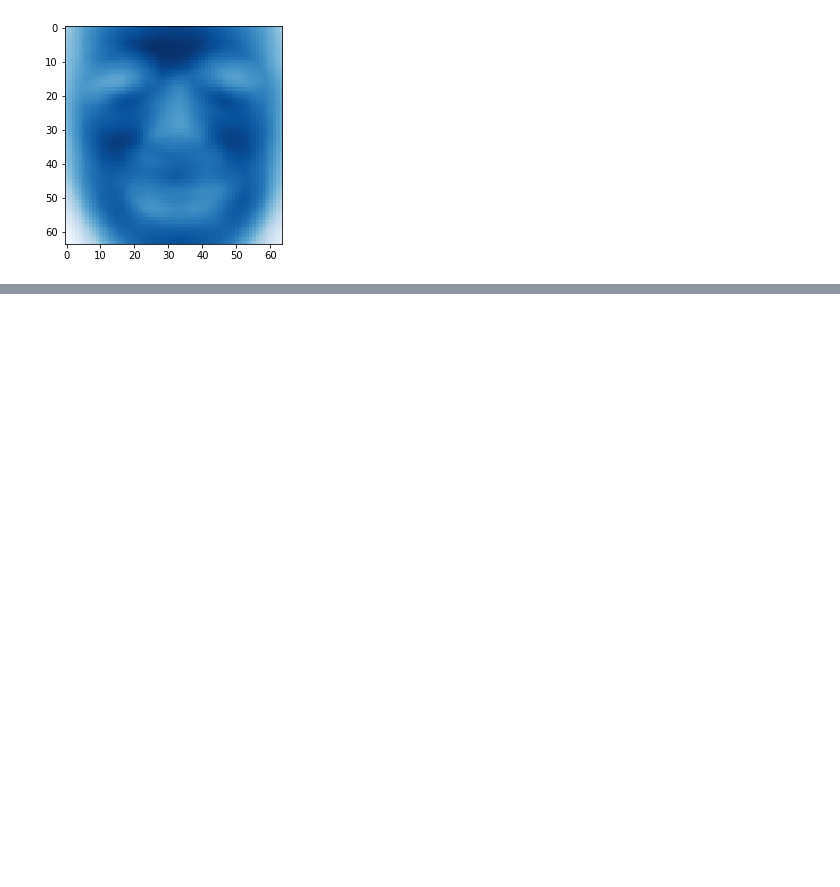
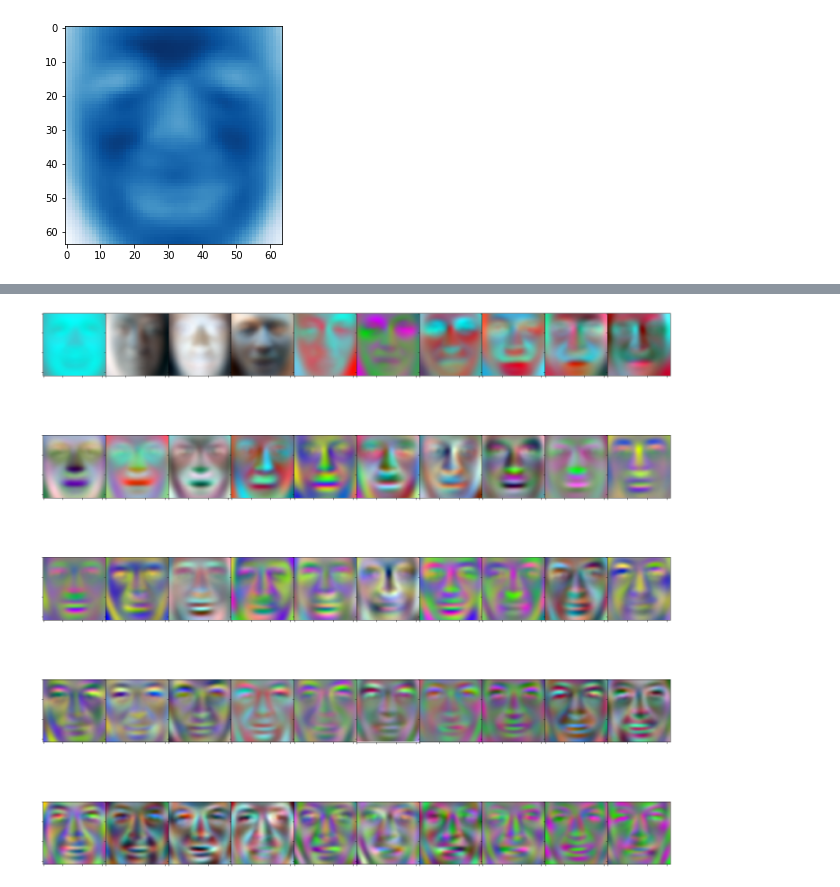
Before and after one commit to PrathamRawat/eigenfaces, a Jupyter notebook: code/eigenface algorithm.ipynb, the cells around one changed output, grey strips where cells are left out. Cells and saved outputs as stored; diff of their text form; code cells hidden in the pictures; blank space fills up the shorter version.

```diff
--- a/code/eigenface algorithm.ipynb
+++ b/code/eigenface algorithm.ipynb
@@ -164,0 +175,15 @@ Clipping input data to the valid range for imshow with RGB data ([0..1] for floa
+# %%
+grid, axis_array = plt.subplots(5, 10, figsize=(25, 25))
+plt.subplots_adjust(wspace=0, hspace=0)
+count = 0
+for x in range(5):
+    for y in range(10):
+        temp = np.dstack((red_eigenface_array[count], green_eigenface_array[count], blue_eigenface_array[count]))
+        temp -= temp.min()
+        temp *= 255 / temp.max()
+        axis_array[x, y].imshow(temp.astype(int))
+        axis_array[x, y].set_xticklabels([])
+        axis_array[x, y].set_yticklabels([])
+        count += 1
+# %% [output]
+[figure, added]
```
Also changed, not shown: parts of 25 cells of this notebook.
